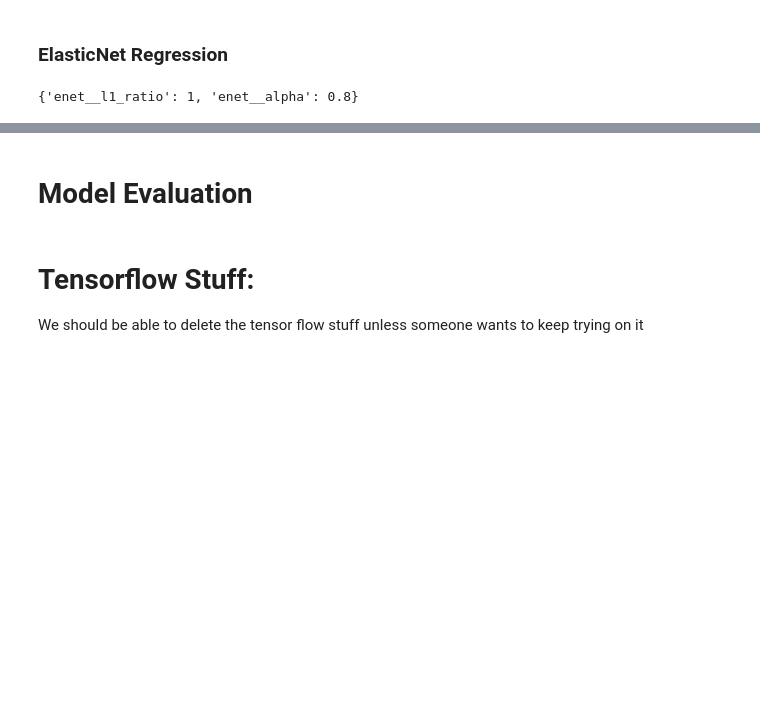
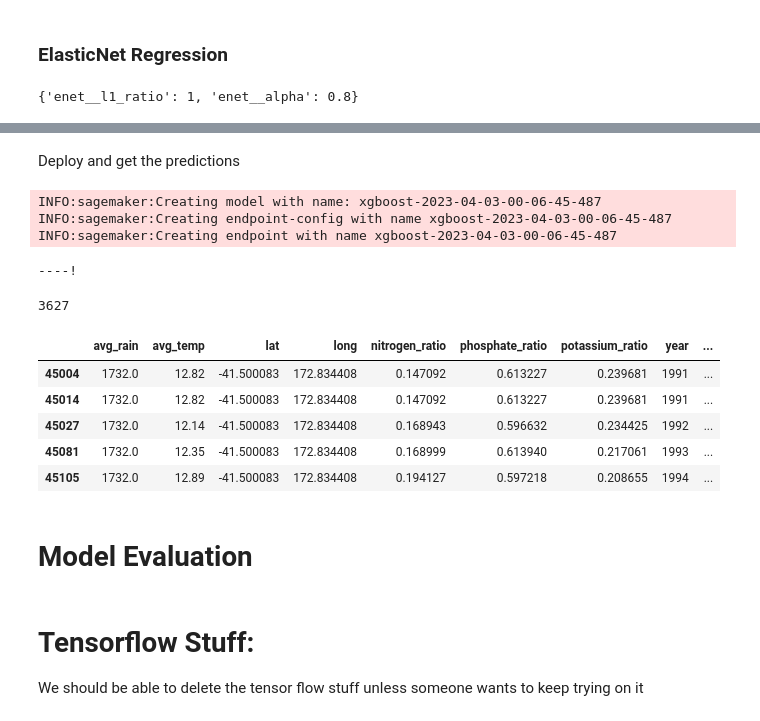
Before and after one commit to hunterblum/CloudFinal-Team1, a Jupyter notebook: Cloud_Team1.ipynb, the cells around one changed output, grey strips where cells are left out. Drawn from its saved outputs; the diff is of its cells as text; code cells hidden in the pictures; blank space fills up the shorter version.

```diff
--- a/Cloud_Team1.ipynb
+++ b/Cloud_Team1.ipynb
@@ -909,0 +984,2 @@ enet_rankings = results2.sort_values(by=['lat','long','year','group_rank'])
+# %%
+xgb.fit({'train': s3_input_train})
@@ -910,3 +1005,55 @@ enet_rankings = results2.sort_values(by=['lat','long','year','group_rank'])
+# %% [markdown]
+Deploy and get the predictions
+# %%
+xgb_pred_deploy = xgb.deploy(initial_instance_count = 1,
+                             instance_type='ml.m5.large')
+# %% [output]
+INFO:sagemaker:Creating model with name: xgboost-2023-04-03-00-06-45-487
+INFO:sagemaker:Creating endpoint-config with name xgboost-2023-04-03-00-06-45-487
+INFO:sagemaker:Creating endpoint with name xgboost-2023-04-03-00-06-45-487
+----!
+# %%
+from sagemaker.serializers import CSVSerializer
+
+
+X_test_array = X_test.values
+
+xgb_pred_deploy.serializer = CSVSerializer()
+
+predictions = xgb_pred_deploy.predict(X_test_array).decode('utf-8')
+
+xgb_pred = np.fromstring(predictions[1:], sep=',')
+xgb_pred.size
+# %% [output]
+3627
+# %%
+%%capture --no-display
+# Convert to ranking for eval
+
+# First fix years issue
+results = X_test.copy()
+results['year'] = test_year
+
+# Join the predicitons
+results['pred'] = xgb_pred
+
+# Reverse the one hot encoding
+reverse_onehot = results.iloc[: ,7:195].idxmax(1)
+results2 = results.iloc[:, np.r_[0:7,195:197]]
+results2['item'] = pd.Series(reverse_onehot)
+results2['item'] = results2['item'].str.replace("item_", "")
+
+results2['group_rank'] = results2.groupby(['lat','long', 'year'])['pred'].rank(method="first").astype(int)
+xgb_rankings = results2.sort_values(by=['lat','long','year','group_rank'])
+# %%
+xgb_rankings.head()
+# %% [output]
+|  | avg_rain | avg_temp | lat | long | nitrogen_ratio | phosphate_ratio | potassium_ratio | year | ... |
+| 45004 | 1732.0 | 12.82 | -41.500083 | 172.834408 | 0.147092 | 0.613227 | 0.239681 | 1991 | ... |
+| 45014 | 1732.0 | 12.82 | -41.500083 | 172.834408 | 0.147092 | 0.613227 | 0.239681 | 1991 | ... |
+| 45027 | 1732.0 | 12.14 | -41.500083 | 172.834408 | 0.168943 | 0.596632 | 0.234425 | 1992 | ... |
+| 45081 | 1732.0 | 12.35 | -41.500083 | 172.834408 | 0.168999 | 0.613940 | 0.217061 | 1993 | ... |
+| 45105 | 1732.0 | 12.89 | -41.500083 | 172.834408 | 0.194127 | 0.597218 | 0.208655 | 1994 | ... |
 # %% [markdown]
 # Model Evaluation
 # %%
```
Also changed, not shown: parts of 11 cells of this notebook.
